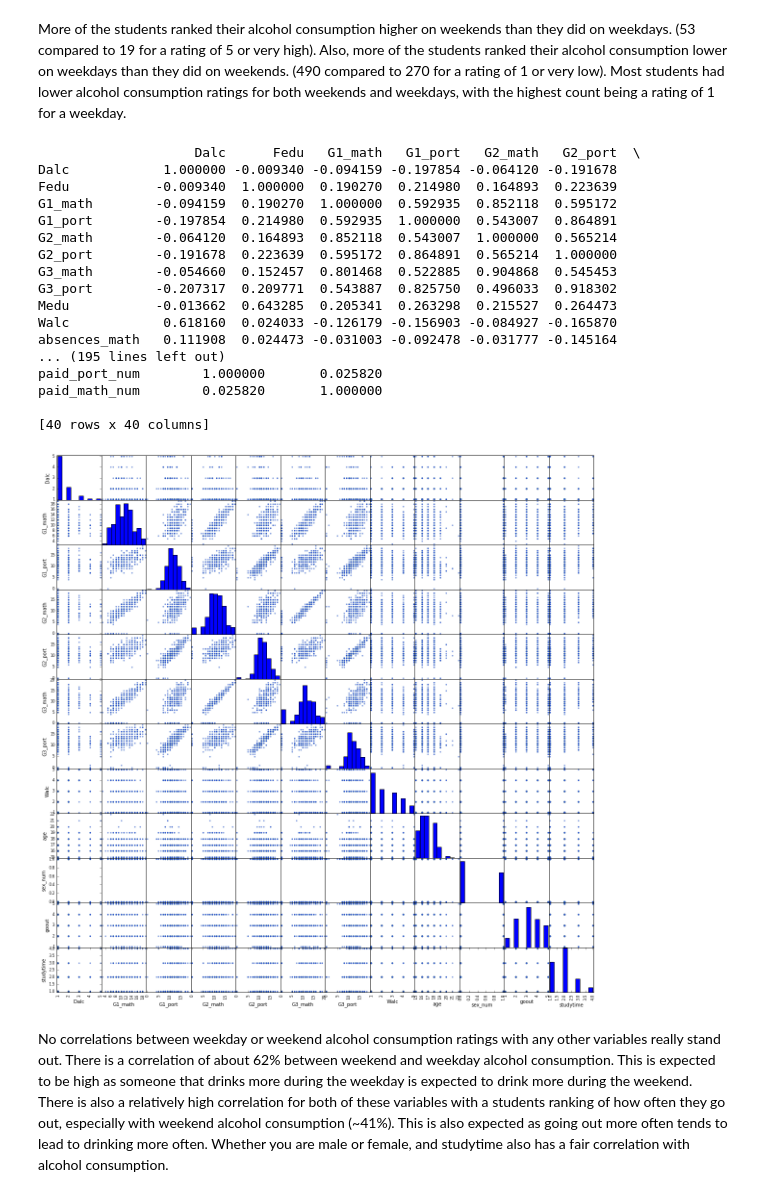
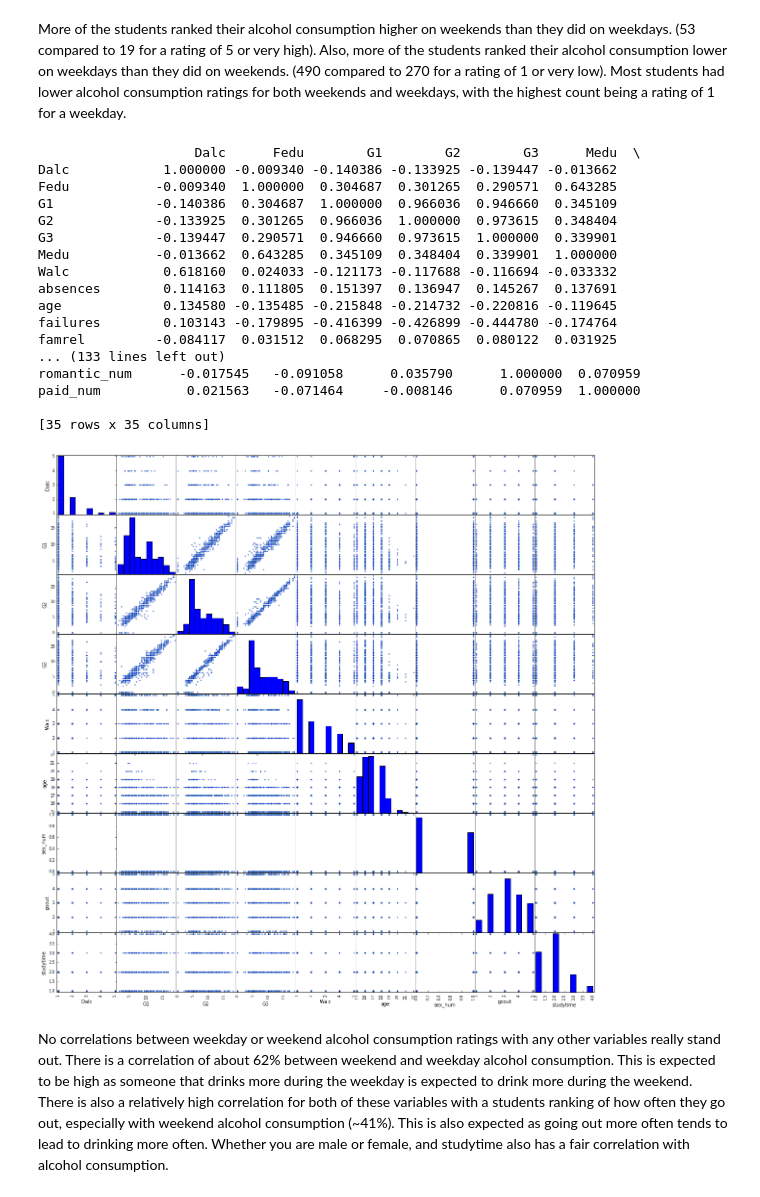
Before and after one commit to fagan2888/DataSci_Final_Project, a Jupyter notebook: Milestone/Milestone.ipynb, the cells around one changed output. Drawn from its saved outputs; the diff is of its cells as text; code cells hidden in the pictures.

```diff
--- a/Milestone/Milestone.ipynb
+++ b/Milestone/Milestone.ipynb
@@ -316,13 +346,12 @@ plt.show()
 Weekday and weekend alcohol consumption don't appear to be very different from each other. Which might be expected as a person that drinks more on weekdays is also expected to drink more on weekends.  In our final analysis, we will perform hypothesis tests to determine if weekday and weekend alcohol consumption is similar.
 # %%
 # Only use columns with numbers involved:
-chosen_columns = ['Dalc', 'Fedu', 'G1_math', 'G1_port', 'G2_math','G2_port', 'G3_math',
-                  'G3_port', 'Medu', 'Walc','absences_math', 'absences_port', 'age',
+chosen_columns = ['Dalc', 'Fedu', 'G1', 'G2', 'G3', 'Medu', 'Walc', 'absences', 'age',
                   'failures', 'famrel', 'freetime', 'goout', 'health', 'math',
                   'port', 'studytime', 'traveltime', 'school_num', 'sex_num','address_num',
                   'famsize_num', 'Pstatus_num', 'Mjob_num', 'Fjob_num','reason_num',
                   'guardian_num', 'schoolsup_num', 'famsup_num', 'activities_num','nursery_num',
-                  'higher_num', 'internet_num', 'romantic_num', 'paid_port_num', 'paid_math_num']
+                  'higher_num', 'internet_num', 'romantic_num', 'paid_num']
 
 Cleaned_data = Cleaned_data[chosen_columns]
 # %%
@@ -381,33 +410,32 @@ More of the students ranked their alcohol consumption higher on weekends than th
 # %%
 print(Cleaned_data.corr())
 # %% [output]
-                    Dalc      Fedu   G1_math   G1_port   G2_math   G2_port  \
-Dalc            1.000000 -0.009340 -0.094159 -0.197854 -0.064120 -0.191678
-Fedu           -0.009340  1.000000  0.190270  0.214980  0.164893  0.223639
-G1_math        -0.094159  0.190270  1.000000  0.592935  0.852118  0.595172
-G1_port        -0.197854  0.214980  0.592935  1.000000  0.543007  0.864891
-G2_math        -0.064120  0.164893  0.852118  0.543007  1.000000  0.565214
-G2_port        -0.191678  0.223639  0.595172  0.864891  0.565214  1.000000
-G3_math        -0.054660  0.152457  0.801468  0.522885  0.904868  0.545453
-G3_port        -0.207317  0.209771  0.543887  0.825750  0.496033  0.918302
-Medu           -0.013662  0.643285  0.205341  0.263298  0.215527  0.264473
-Walc            0.618160  0.024033 -0.126179 -0.156903 -0.084927 -0.165870
-absences_math   0.111908  0.024473 -0.031003 -0.092478 -0.031777 -0.145164
-... (195 lines left out)
-paid_port_num        1.000000       0.025820
-paid_math_num        0.025820       1.000000
+                    Dalc      Fedu        G1        G2        G3      Medu  \
+Dalc            1.000000 -0.009340 -0.140386 -0.133925 -0.139447 -0.013662
+Fedu           -0.009340  1.000000  0.304687  0.301265  0.290571  0.643285
+G1             -0.140386  0.304687  1.000000  0.966036  0.946660  0.345109
+G2             -0.133925  0.301265  0.966036  1.000000  0.973615  0.348404
+G3             -0.139447  0.290571  0.946660  0.973615  1.000000  0.339901
+Medu           -0.013662  0.643285  0.345109  0.348404  0.339901  1.000000
+Walc            0.618160  0.024033 -0.121173 -0.117688 -0.116694 -0.033332
+absences        0.114163  0.111805  0.151397  0.136947  0.145267  0.137691
+age             0.134580 -0.135485 -0.215848 -0.214732 -0.220816 -0.119645
+failures        0.103143 -0.179895 -0.416399 -0.426899 -0.444780 -0.174764
+famrel         -0.084117  0.031512  0.068295  0.070865  0.080122  0.031925
+... (133 lines left out)
+romantic_num      -0.017545   -0.091058      0.035790      1.000000  0.070959
+paid_num           0.021563   -0.071464     -0.008146      0.070959  1.000000
 
-[40 rows x 40 columns]
+[35 rows x 35 columns]
 # %%
 #looking for correlations
-scatter_columns = ['Dalc', 'G1_math', 'G1_port', 'G2_math','G2_port', 'G3_math',
-                  'G3_port', 'Walc','age', 'sex_num','goout','studytime']
+scatter_columns = ['Dalc', 'G1', 'G2', 'G3', 'Walc','age', 'sex_num','goout','studytime']
 
 pd.scatter_matrix(
     Cleaned_data[scatter_columns],
     figsize=(20, 20), diagonal='hist', color="#4682B4");
 # %% [output]
-[figure, old version]
+[figure, new version]
 # %% [markdown]
 No correlations between weekday or weekend alcohol consumption ratings with any other variables really stand out. There is a correlation of about 62% between weekend and weekday alcohol consumption. This is expected to be high as someone that drinks more during the weekday is expected to drink more during the weekend. There is also a relatively high correlation for both of these variables with a students ranking of how often they go out, especially with weekend alcohol consumption (~41%). This is also expected as going out more often tends to lead to drinking more often. Whether you are male or female, and studytime also has a fair correlation with alcohol consumption.
 # %% [markdown]
```
Also changed, not shown: parts of 6 cells of this notebook, 1 other file.
